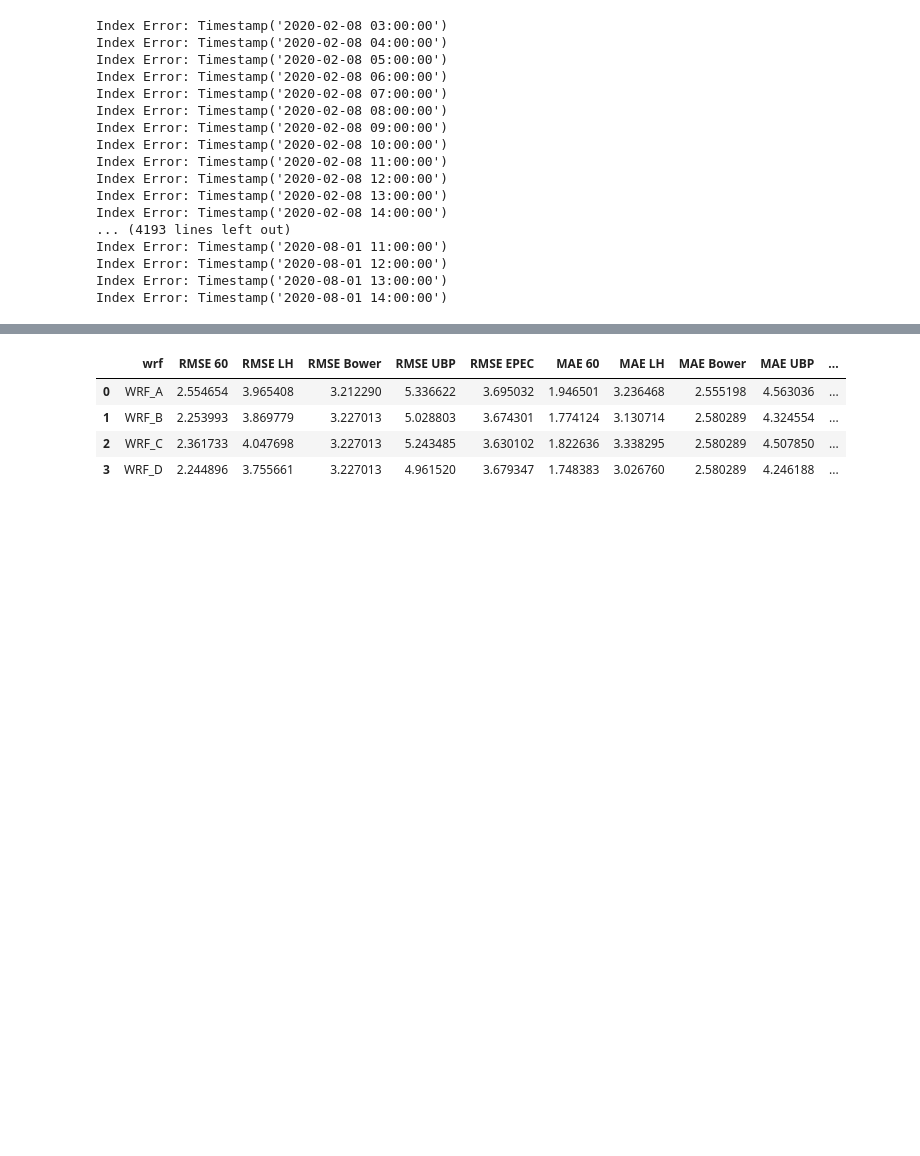
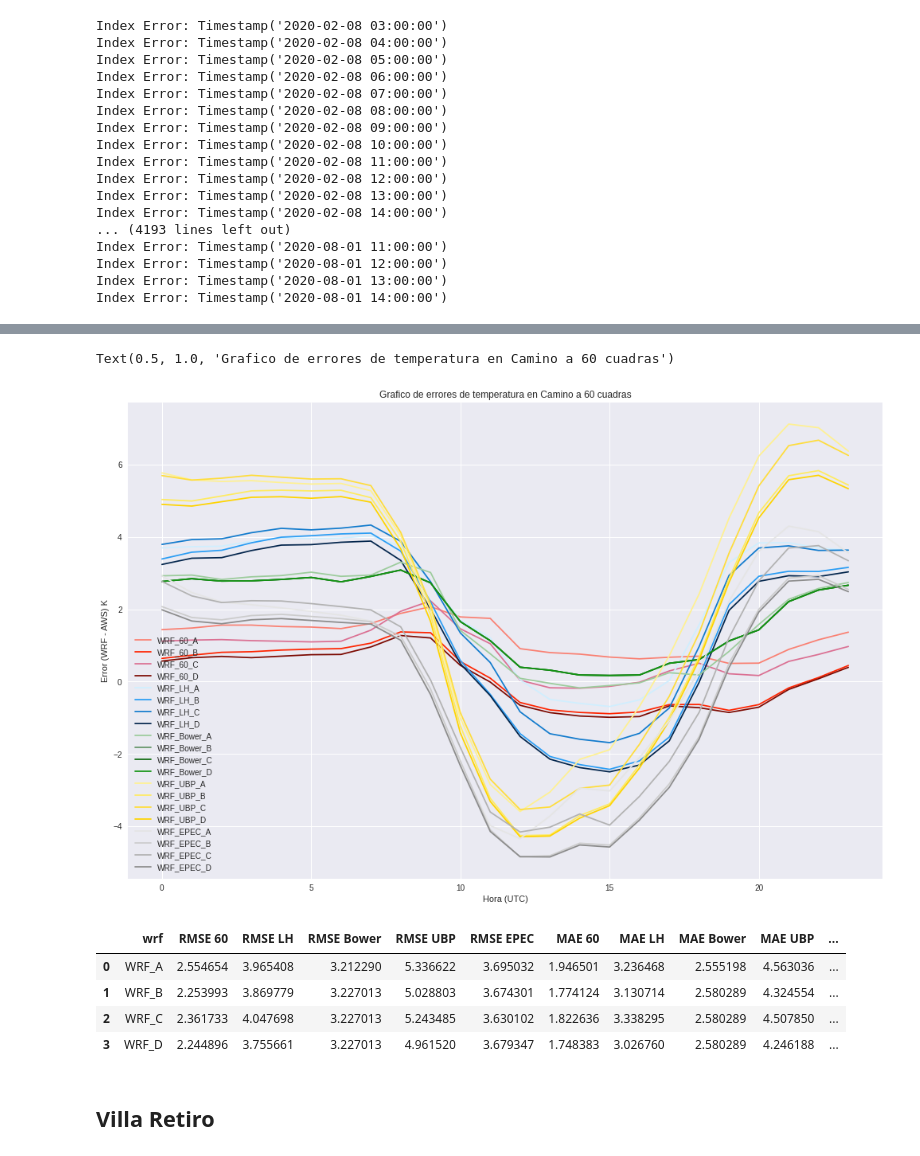
Before and after one commit to OHMC/Calibracion-Temperatura, a Jupyter notebook: notebooks/Comparaciones WRF Emas.ipynb, the cells around one changed output, grey strips where cells are left out. Cells and saved outputs as stored; diff of their text form; code cells hidden in the pictures; blank space fills up the shorter version.

```diff
--- a/notebooks/Comparaciones WRF Emas.ipynb
+++ b/notebooks/Comparaciones WRF Emas.ipynb
@@ -359,0 +350,38 @@ dfIndices = pd.DataFrame({
+# %%
+import matplotlib as mpl
+
+mpl.style.use('seaborn')
+ax = plt.gca()
+
+
+data_60_A.plot(kind='line', ax=ax, color='#FA8072')
+data_60_B.plot(kind='line', ax=ax, color='#FF2400')
+data_60_C.plot(kind='line', ax=ax, color='#DB7093')
+data_60_D.plot(kind='line', ax=ax, color='#7C0A02')
+
+data_LH_A.plot(kind='line', ax=ax, color='#D0EFFF')
+data_LH_B.plot(kind='line', ax=ax, color='#2A9DF4')
+data_LH_C.plot(kind='line', ax=ax, color='#127BCD')
+data_LH_D.plot(kind='line', ax=ax, color='#03254C')
+
+data_Bower_A.plot(kind='line', ax=ax, color='#9CCC9C')
+data_Bower_B.plot(kind='line', ax=ax, color='#649568')
+data_Bower_C.plot(kind='line', ax=ax, color='#0E6B0E')
+data_Bower_D.plot(kind='line', ax=ax, color='#149414')
+
+data_UBP_A.plot(kind='line', ax=ax, color='#FFF192')
+data_UBP_B.plot(kind='line', ax=ax, color='#FFEA61')
+data_UBP_C.plot(kind='line', ax=ax, color='#FFDD3C')
+data_UBP_D.plot(kind='line', ax=ax, color='#FFD400')
+
+data_EPEC_A.plot(kind='line', ax=ax, color='#E5E5E5')
+data_EPEC_B.plot(kind='line', ax=ax, color='#CCCCCC')
+data_EPEC_C.plot(kind='line', ax=ax, color='#B2B2B2')
+data_EPEC_D.plot(kind='line', ax=ax, figsize=(17,11), color='#8C8C8C')
+
+plt.xlabel('Hora (UTC)')
+plt.ylabel('Error (WRF - AWS) K')
+plt.title('Grafico de errores de temperatura en Camino a 60 cuadras')
+# %% [output]
+Text(0.5, 1.0, 'Grafico de errores de temperatura en Camino a 60 cuadras')
+[figure, added]
@@ -365,3 +395,5 @@ dfIndices
 | 1 | WRF_B | 2.253993 | 3.869779 | 3.227013 | 5.028803 | 3.674301 | 1.774124 | 3.130714 | 2.580289 | 4.324554 | ... |
 | 2 | WRF_C | 2.361733 | 4.047698 | 3.227013 | 5.243485 | 3.630102 | 1.822636 | 3.338295 | 2.580289 | 4.507850 | ... |
 | 3 | WRF_D | 2.244896 | 3.755661 | 3.227013 | 4.961520 | 3.679347 | 1.748383 | 3.026760 | 2.580289 | 4.246188 | ... |
+# %% [markdown]
+## Villa Retiro
```
Also changed, not shown: parts of 3 cells of this notebook, 3 other files.
